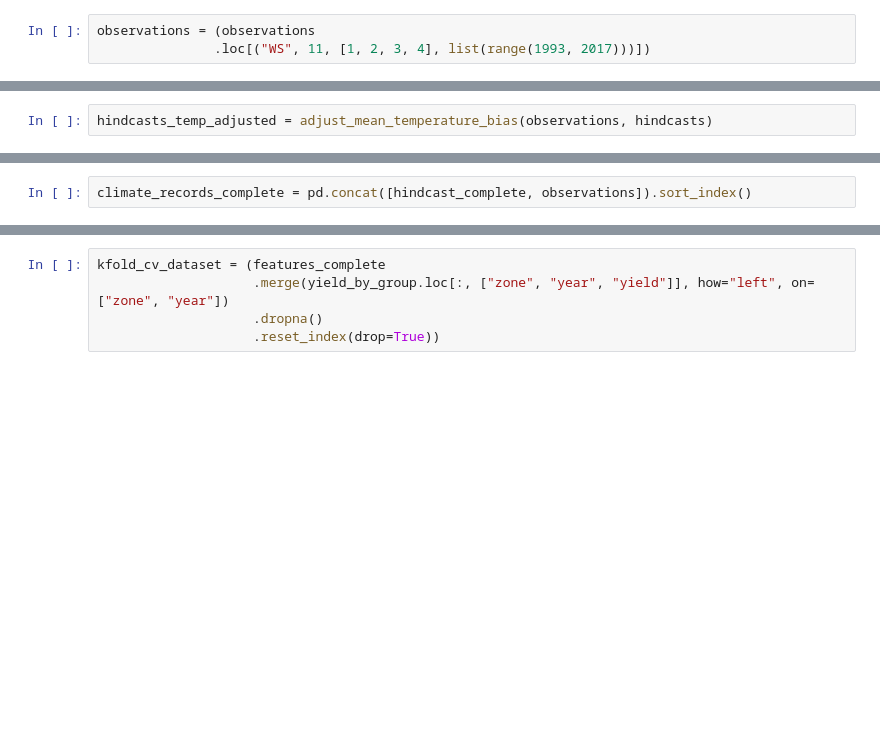
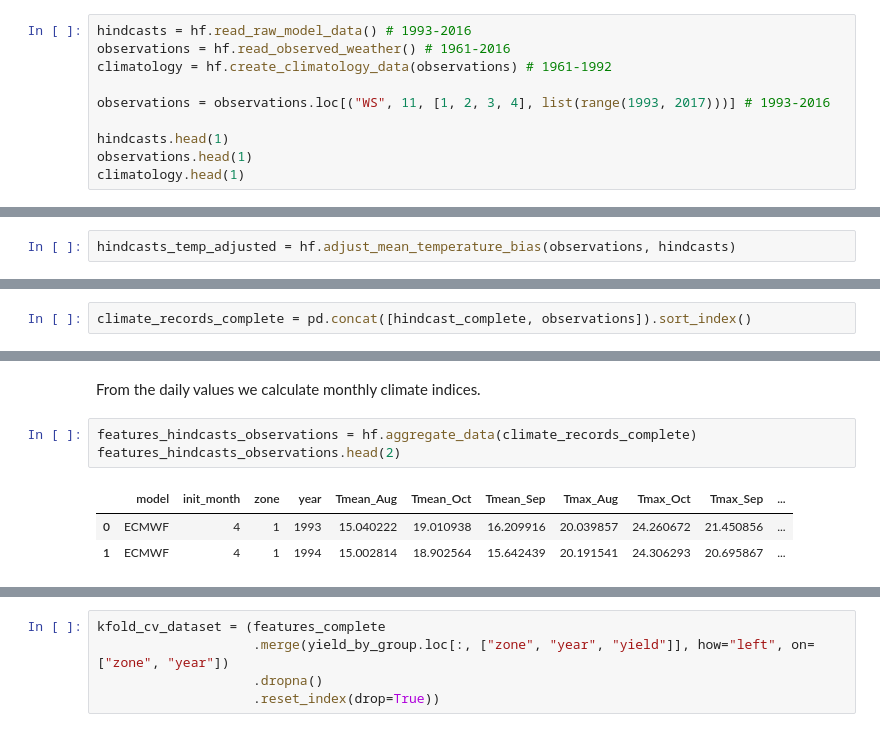
Before and after one commit to mzachow/wheat-yield-forecast-brazil, a Jupyter notebook: climatology_vs_seasonal_forecasts.ipynb, the cells around one changed output, grey strips where cells are left out. Saved outputs shown, nothing was run; the diff lists cells and outputs as text; blank space fills up the shorter version.

```diff
--- a/climatology_vs_seasonal_forecasts.ipynb
+++ b/climatology_vs_seasonal_forecasts.ipynb
@@ -127,3 +44,10 @@ climatology = create_climatology_data(observations)
 # %%
-observations = (observations
-               .loc[("WS", 11, [1, 2, 3, 4], list(range(1993, 2017)))])
+hindcasts = hf.read_raw_model_data() # 1993-2016
+observations = hf.read_observed_weather() # 1961-2016
+climatology = hf.create_climatology_data(observations) # 1961-1992
+
+observations = observations.loc[("WS", 11, [1, 2, 3, 4], list(range(1993, 2017)))] # 1993-2016
+
+hindcasts.head(1)
+observations.head(1)
+climatology.head(1)
@@ -175,2 +66,2 @@ def adjust_mean_temperature_bias(observed, predicted, correction_method="normal_
 # %%
-hindcasts_temp_adjusted = adjust_mean_temperature_bias(observations, hindcasts)
+hindcasts_temp_adjusted = hf.adjust_mean_temperature_bias(observations, hindcasts)
@@ -316,0 +86,9 @@ def create_climatology_features(features, climate):
+# %% [markdown]
+From the daily values we calculate monthly climate indices.
+# %%
+features_hindcasts_observations = hf.aggregate_data(climate_records_complete)
+features_hindcasts_observations.head(2)
+# %% [output]
+|  | model | init_month | zone | year | Tmean_Aug | Tmean_Oct | Tmean_Sep | Tmax_Aug | Tmax_Oct | Tmax_Sep | ... |
+| 0 | ECMWF | 4 | 1 | 1993 | 15.040222 | 19.010938 | 16.209916 | 20.039857 | 24.260672 | 21.450856 | ... |
+| 1 | ECMWF | 4 | 1 | 1994 | 15.002814 | 18.902564 | 15.642439 | 20.191541 | 24.306293 | 20.695867 | ... |
```
Also changed, not shown: parts of 48 cells of this notebook.
